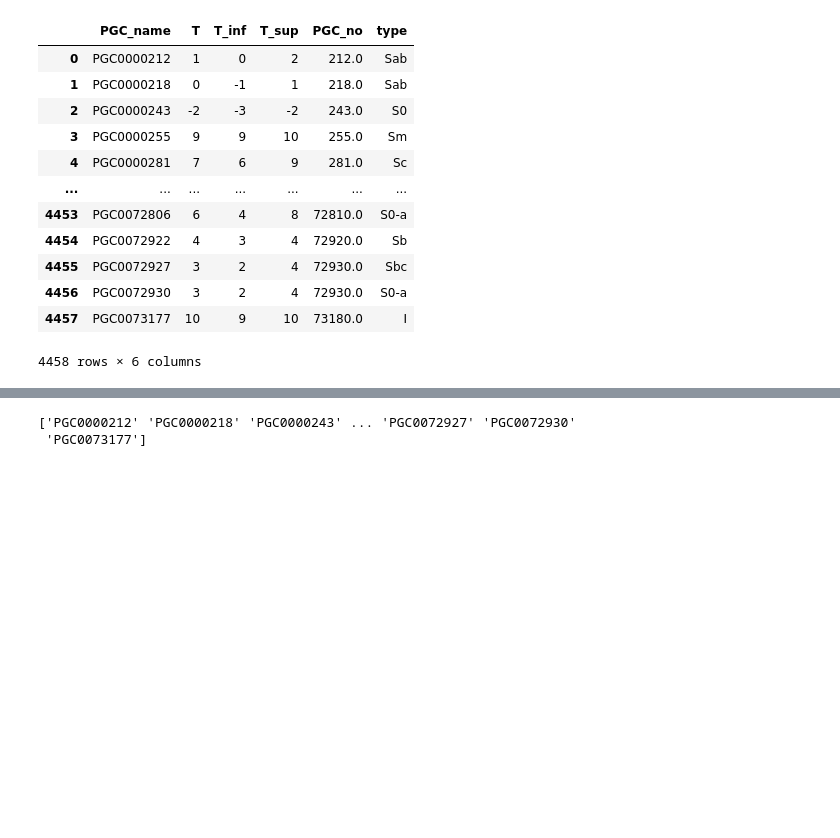
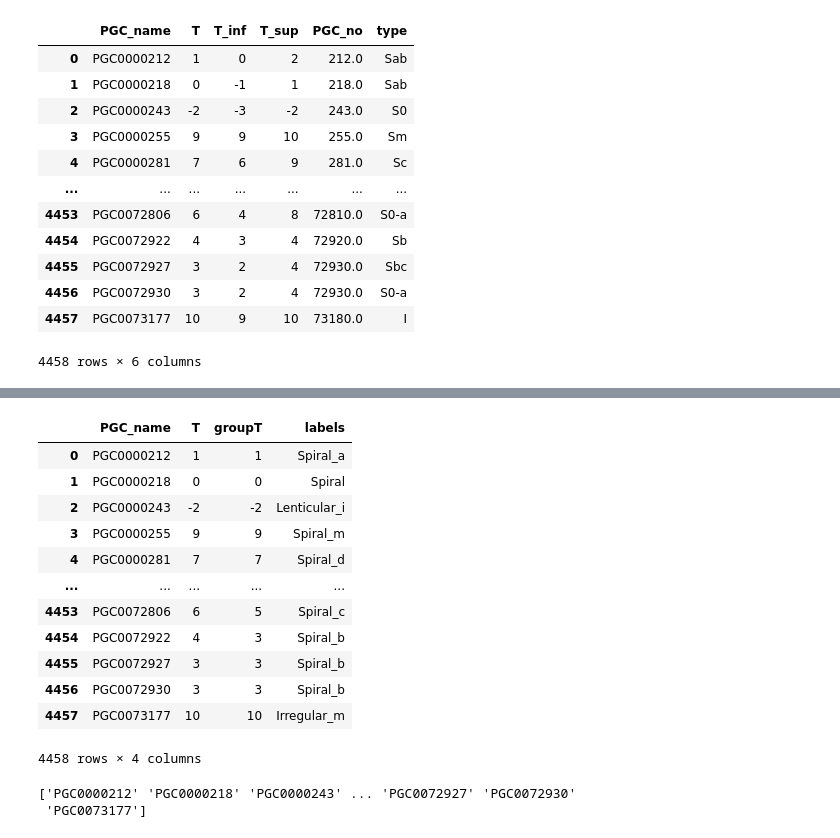
Before and after one commit to saiT1108/GalaxyClassifier, a Jupyter notebook: DataProcessor.ipynb, the cells around one changed output, grey strips where cells are left out. Drawn from its saved outputs; the diff is of its cells as text; code cells hidden in the pictures; blank space fills up the shorter version.

```diff
--- a/DataProcessor.ipynb
+++ b/DataProcessor.ipynb
@@ -68,3 +108,58 @@ attr_df.merge(hyper_df)
+# %%
+groups = {
+    -6:-5,
+    -5:-5,
+    -4:-5,
+    -3:-3,
+    -2:-2,
+    -1:-1,
+    0:0,
+    1:1,
+    2:1,
+    3:3,
+    4:3,
+    5:5,
+    6:5,
+    7:7,
+    8:7,
+    9:9,
+    10:10,
+    11:10
+}
+
+names = {
+    -5:'Elliptical',
+    -3:'Lenticular_e',
+    -2:'Lenticular_i',
+    -1:'Lenticular_l',
+    0:'Spiral',
+    1:'Spiral_a',
+    3:'Spiral_b',
+    5:'Spiral_c',
+    7:'Spiral_d',
+    9:'Spiral_m',
+    10:'Irregular_m',
+}
+
+
+attr_df['groupT'] = attr_df['T'].map(groups)
+attr_df['groupT'] = attr_df['groupT'].astype(int)
+attr_df['labels'] = attr_df['groupT'].map(names)
+attr_df[['PGC_name','T','groupT','labels']]
+# %% [output]
+|  | PGC_name | T | groupT | labels |
+| 0 | PGC0000212 | 1 | 1 | Spiral_a |
+| 1 | PGC0000218 | 0 | 0 | Spiral |
+| 2 | PGC0000243 | -2 | -2 | Lenticular_i |
+| 3 | PGC0000255 | 9 | 9 | Spiral_m |
+| 4 | PGC0000281 | 7 | 7 | Spiral_d |
+| ... | ... | ... | ... | ... |
+| 4453 | PGC0072806 | 6 | 5 | Spiral_c |
+| 4454 | PGC0072922 | 4 | 3 | Spiral_b |
+| 4455 | PGC0072927 | 3 | 3 | Spiral_b |
+| 4456 | PGC0072930 | 3 | 3 | Spiral_b |
+| 4457 | PGC0073177 | 10 | 10 | Irregular_m |
+4458 rows × 4 columns
 # %%
 names = np.array(attr_df['PGC_name'].to_list())
 print(names)
```
Also changed, not shown: parts of 5 cells of this notebook.
